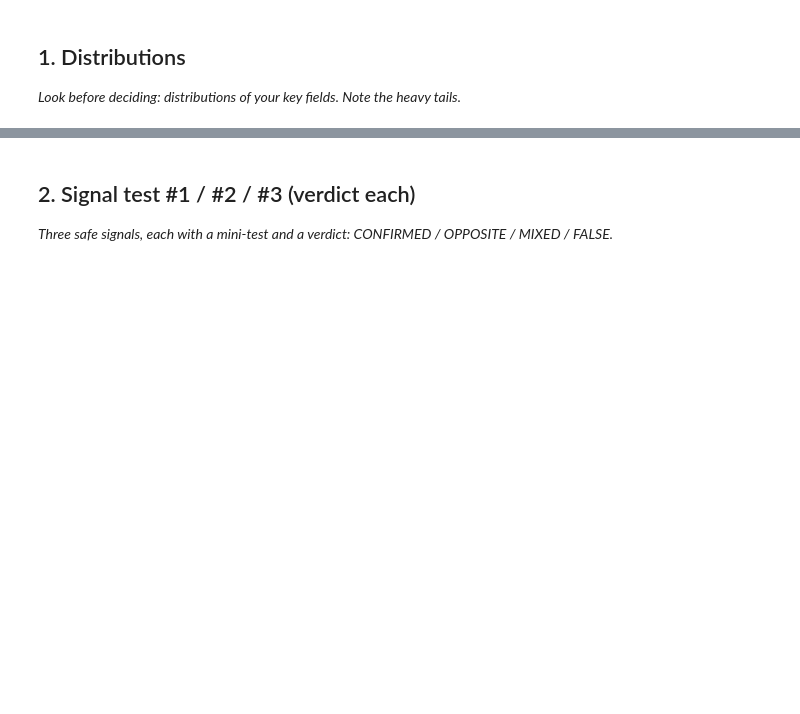
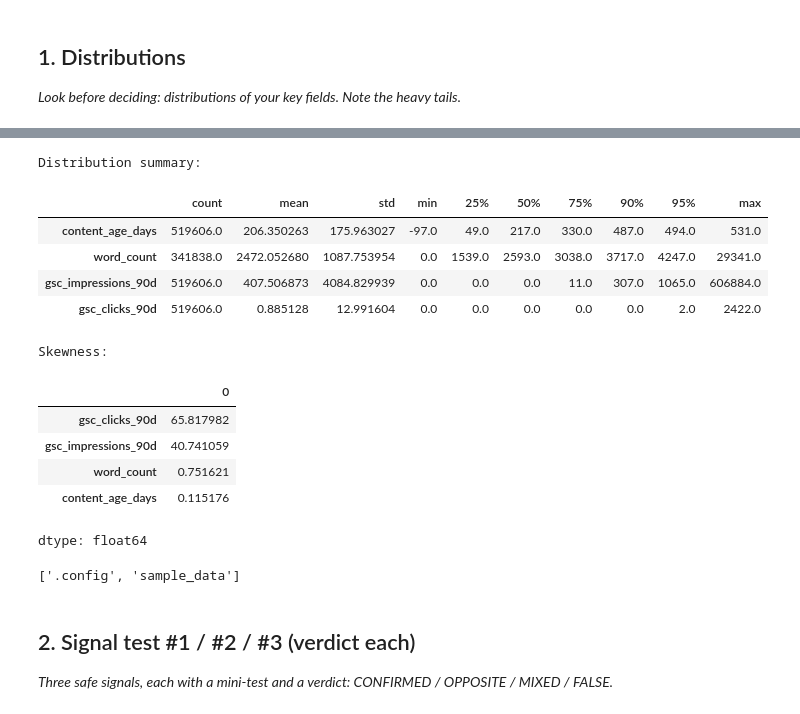
Before and after one commit to prarthanamahesh21-hub/flyrank-ml-internship, a Jupyter notebook: work/notebooks/w04_signal_audit.ipynb, the cells around one changed output, grey strips where cells are left out. Drawn from its saved outputs; the diff is of its cells as text; code cells hidden in the pictures; blank space fills up the shorter version.

```diff
--- a/work/notebooks/w04_signal_audit.ipynb
+++ b/work/notebooks/w04_signal_audit.ipynb
@@ -8,0 +48,10 @@ This skeleton is yours to fill. Work the sections **in order** — each one has
+# %%
+fact_query_90d = load_dataset(
+    "FlyRank/internship-warehouse",
+    "fact_content_query_90d",
+    split="train",
+    token=HF_TOKEN
+)
+
+print("fact_query_90d loaded")
+print(fact_query_90d)
@@ -8,0 +77,8 @@ This skeleton is yours to fill. Work the sections **in order** — each one has
+# %%
+# Convert Hugging Face datasets to pandas
+
+content_df = dim_content.to_pandas()
+query_df = fact_query_90d.to_pandas()
+
+print("Content shape:", content_df.shape)
+print("Query shape:", query_df.shape)
@@ -16,3 +161,50 @@ This skeleton is yours to fill. Work the sections **in order** — each one has
+# %%
+# Section 1 — Distribution summary
+
+signal_cols = [
+    "content_age_days",
+    "word_count",
+    "gsc_impressions_90d",
+    "gsc_clicks_90d"
+]
+
+print("Distribution summary:")
+
+display(
+    audit_df[signal_cols]
+    .describe(
+        percentiles=[0.25, 0.50, 0.75, 0.90, 0.95]
+    )
+    .T
+)
+
+print("\nSkewness:")
+
+display(
+    audit_df[signal_cols]
+    .skew()
+    .sort_values(ascending=False)
+)
+# %% [output]
+Distribution summary:
+|  | count | mean | std | min | 25% | 50% | 75% | 90% | 95% | max |
+| content_age_days | 519606.0 | 206.350263 | 175.963027 | -97.0 | 49.0 | 217.0 | 330.0 | 487.0 | 494.0 | 531.0 |
+| word_count | 341838.0 | 2472.052680 | 1087.753954 | 0.0 | 1539.0 | 2593.0 | 3038.0 | 3717.0 | 4247.0 | 29341.0 |
+| gsc_impressions_90d | 519606.0 | 407.506873 | 4084.829939 | 0.0 | 0.0 | 0.0 | 11.0 | 307.0 | 1065.0 | 606884.0 |
+| gsc_clicks_90d | 519606.0 | 0.885128 | 12.991604 | 0.0 | 0.0 | 0.0 | 0.0 | 0.0 | 2.0 | 2422.0 |
+Skewness:
+|  | 0 |
+| gsc_clicks_90d | 65.817982 |
+| gsc_impressions_90d | 40.741059 |
+| word_count | 0.751621 |
+| content_age_days | 0.115176 |
+dtype: float64
+# %%
+import os
+
+print(os.listdir("/content")[:50])
+# %% [output]
+['.config', 'sample_data']
 # %% [markdown]
 ## 2. Signal test #1 / #2 / #3 (verdict each)
 
```
Also changed, not shown: parts of 21 cells of this notebook.
